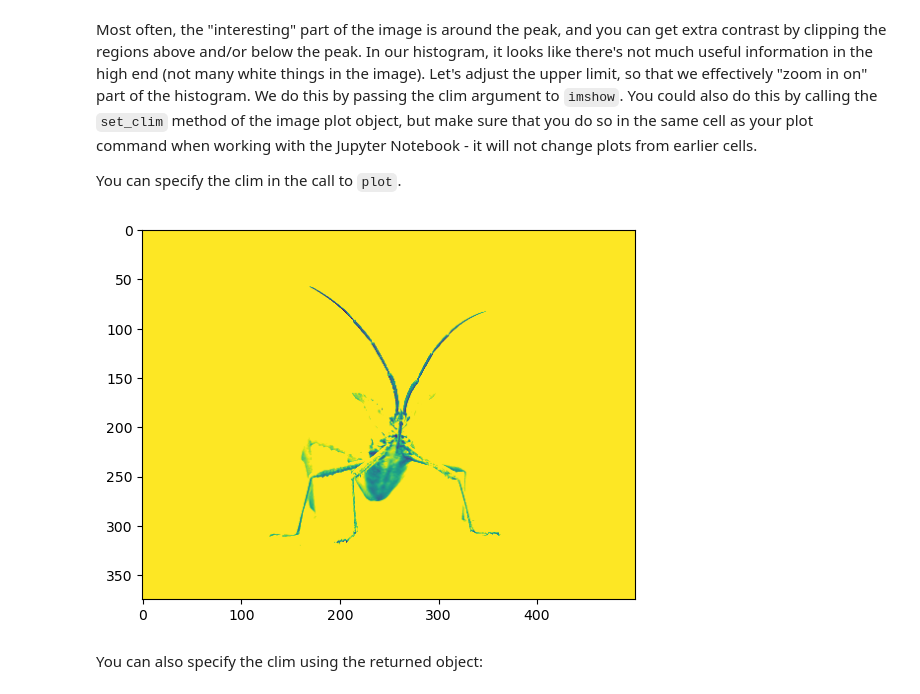
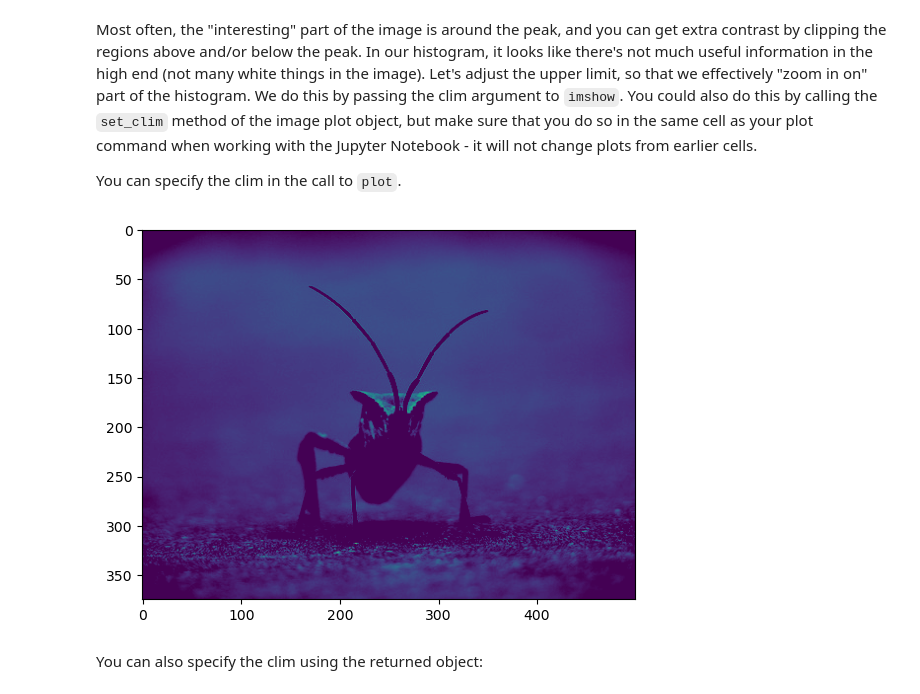
Before and after one commit to liuyxpp/XDSY118019, a Jupyter notebook: notebooks/05_python_images.ipynb, the cells around one changed output. Drawn from its saved outputs; the diff is of its cells as text; code cells hidden in the pictures.

```diff
--- a/notebooks/05_python_images.ipynb
+++ b/notebooks/05_python_images.ipynb
@@ -128,9 +128,9 @@ Most often, the "interesting" part of the image is around the peak, and you can
 
 You can specify the clim in the call to `plot`.
 # %%
-imgplot = plt.imshow(lum_img, clim=(0.0, 0.3))
+imgplot = plt.imshow(lum_img, clim=(0.5, 1.0))
 # %% [output]
-[figure, old version]
+[figure, new version]
 # %% [markdown]
 You can also specify the clim using the returned object:
 # %%
```
Also changed, not shown: parts of 1 cell of this notebook, 2 other files.
